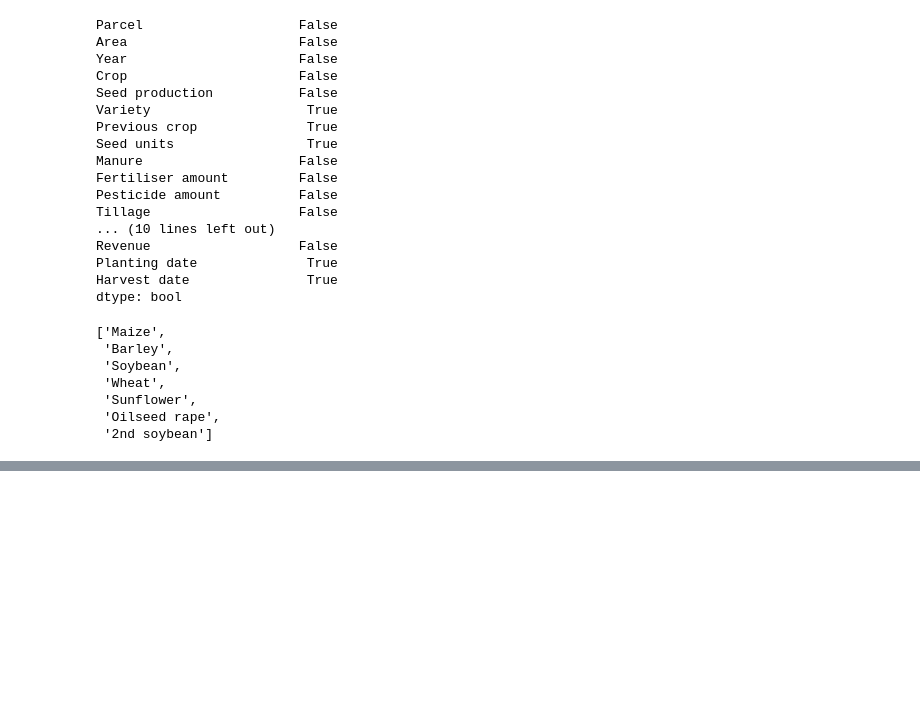
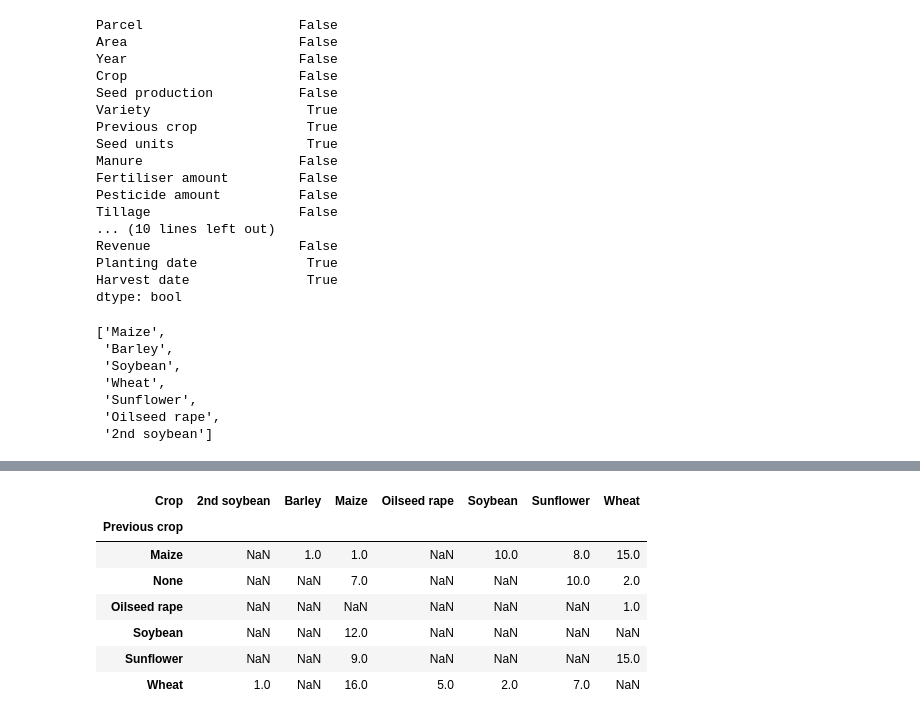
Before and after one commit to AndreaM1996/Project5, a Jupyter notebook: Project5.ipynb, the cells around one changed output, grey strips where cells are left out. Cells and saved outputs as stored; diff of their text form; code cells hidden in the pictures; blank space fills up the shorter version.

```diff
--- a/Project5.ipynb
+++ b/Project5.ipynb
@@ -129,0 +163,11 @@ TypeError: hist_frame() got multiple values for argument 'data'
+# %%
+newd[['Crop','Previous crop']].pivot_table(index='Previous crop', columns='Crop',aggfunc=len)
+# %% [output]
+| Crop | 2nd soybean | Barley | Maize | Oilseed rape | Soybean | Sunflower | Wheat |
+| Previous crop |  |  |  |  |  |  |  |
+| Maize | NaN | 1.0 | 1.0 | NaN | 10.0 | 8.0 | 15.0 |
+| None | NaN | NaN | 7.0 | NaN | NaN | 10.0 | 2.0 |
+| Oilseed rape | NaN | NaN | NaN | NaN | NaN | NaN | 1.0 |
+| Soybean | NaN | NaN | 12.0 | NaN | NaN | NaN | NaN |
+| Sunflower | NaN | NaN | 9.0 | NaN | NaN | NaN | 15.0 |
+| Wheat | 1.0 | NaN | 16.0 | 5.0 | 2.0 | 7.0 | NaN |
```
Also changed, not shown: parts of 6 cells of this notebook.
